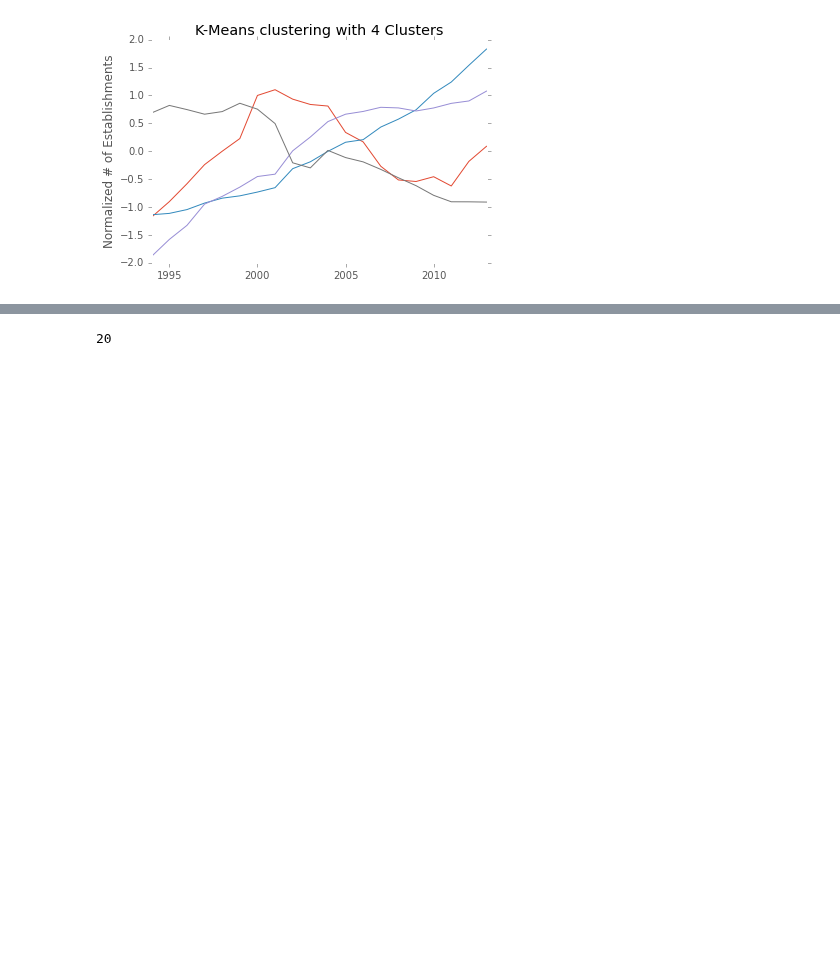
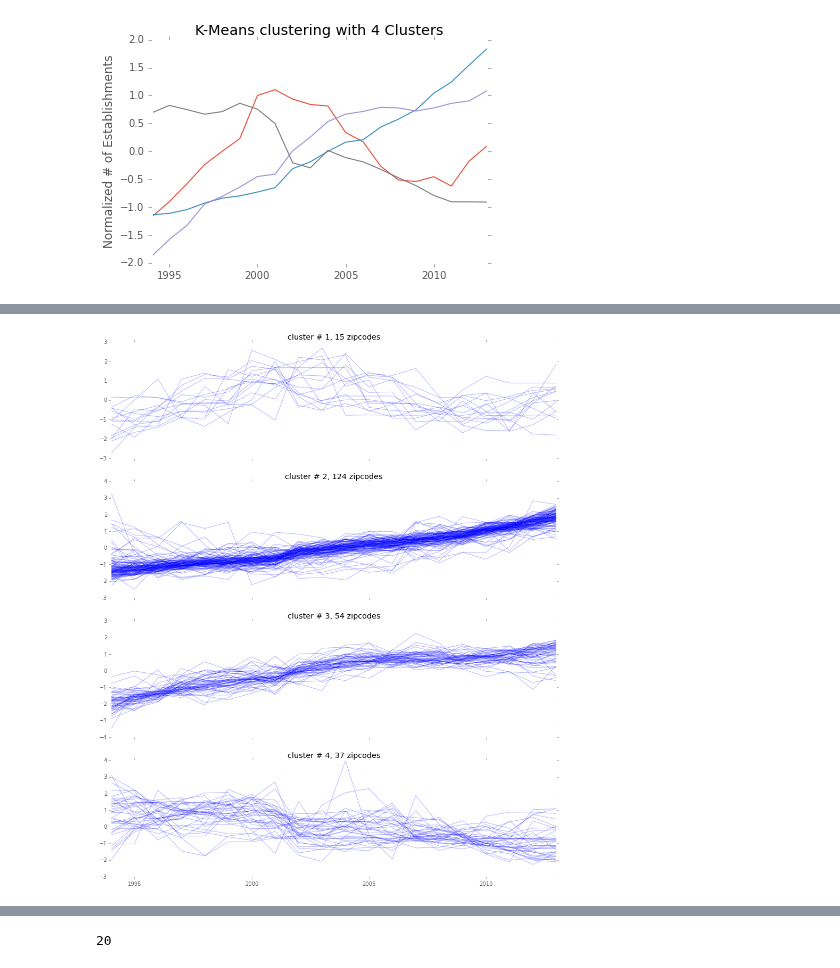
Before and after one commit to jjhall77/PUI2015_jjhall, a Jupyter notebook: HW10/HW10_instructions.ipynb, the cells around one changed output, grey strips where cells are left out. Drawn from its saved outputs; the diff is of its cells as text; code cells hidden in the pictures; blank space fills up the shorter version.

```diff
--- a/HW10/HW10_instructions.ipynb
+++ b/HW10/HW10_instructions.ipynb
@@ -157,9 +157,13 @@ data.columns = dates
 data = data.join(pd.Series(closest_centroids, name = 'cluster'))
 # %%
 fig, axes = plt.subplots(4, figsize=(15,18))
+cmap = cm.get_cmap('Spectral')
 
 for i,j in data.groupby('cluster'):
 
-    j[,0:20].T.plot(ax=axes[i],c='k',alpha=.3, legend=0)
-    axes[i].set_title('cluster %d, %d zipcodes'% (i+1, len(j)))
+    j.iloc[:,:20].T.plot(ax=axes[i],alpha=0.3, legend=0, color = 'b')
+    axes[i].set_title('cluster #%d, %d zipcodes'% (i+1, len(j)))
+
+for i, c in enumerate(closest_centroids):
+        pd.Series(c).plot(ax=axes[-1], label='cluster %d'% (i ))
 # %% [output]
@@ -166,0 +170 @@ SyntaxError: invalid syntax (<ipython-input-99-06421b32ce94>, line 5)
+[figure, added]
```
Also changed, not shown: parts of 7 cells of this notebook.
